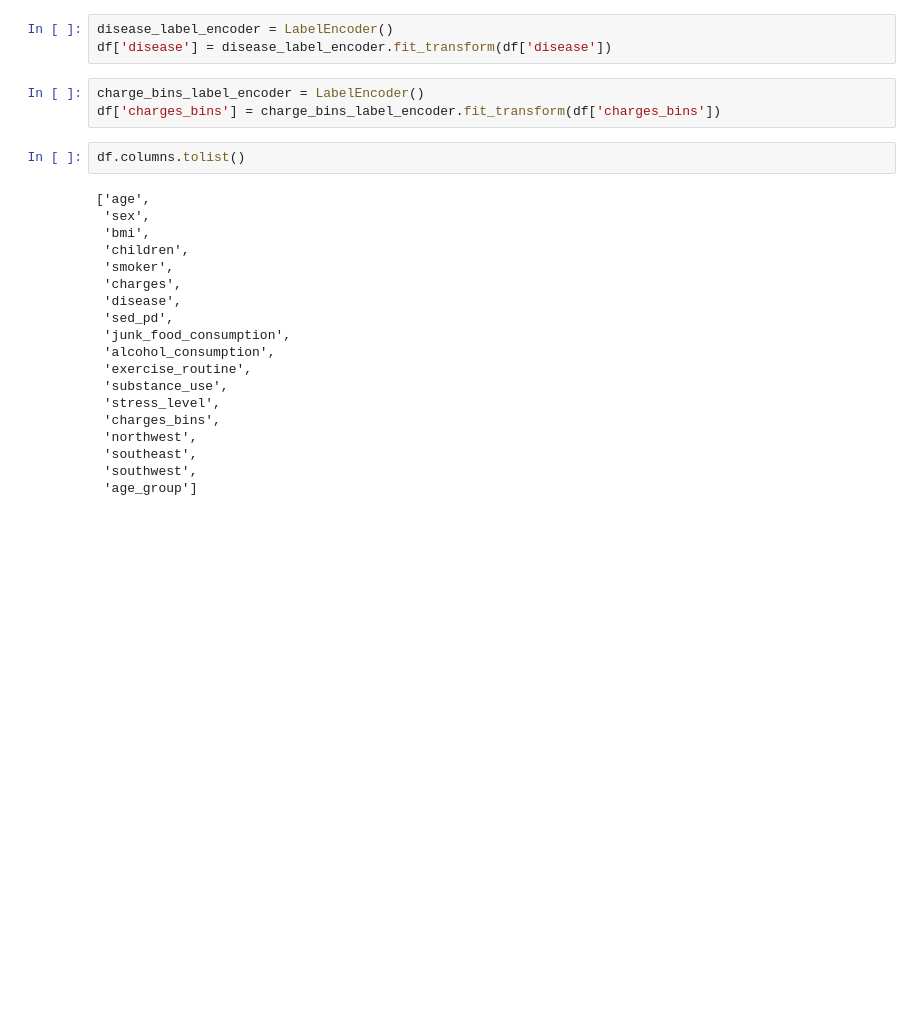
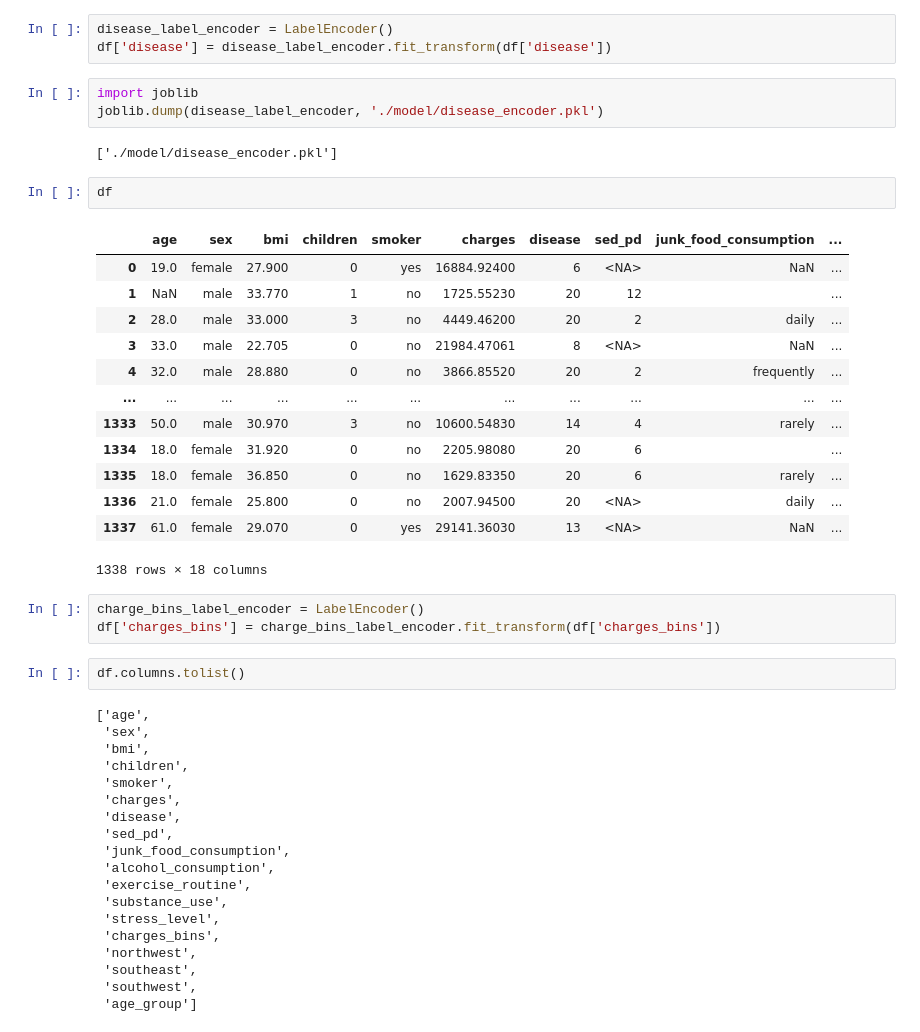
Before and after one commit to thassung/Medical_prediction, a Jupyter notebook: code/medical insurance.ipynb, the cells around one changed output. Drawn from its saved outputs; the diff is of its cells as text; blank space fills up the shorter version.

```diff
--- a/code/medical insurance.ipynb
+++ b/code/medical insurance.ipynb
@@ -657,6 +687,27 @@ df.sample(5)
 # %%
 disease_label_encoder = LabelEncoder()
 df['disease'] = disease_label_encoder.fit_transform(df['disease'])
+# %%
+import joblib
+joblib.dump(disease_label_encoder, './model/disease_encoder.pkl')
+# %% [output]
+['./model/disease_encoder.pkl']
+# %%
+df
+# %% [output]
+|  | age | sex | bmi | children | smoker | charges | disease | sed_pd | junk_food_consumption | ... |
+| 0 | 19.0 | female | 27.900 | 0 | yes | 16884.92400 | 6 | <NA> | NaN | ... |
+| 1 | NaN | male | 33.770 | 1 | no | 1725.55230 | 20 | 12 |  | ... |
+| 2 | 28.0 | male | 33.000 | 3 | no | 4449.46200 | 20 | 2 | daily | ... |
+| 3 | 33.0 | male | 22.705 | 0 | no | 21984.47061 | 8 | <NA> | NaN | ... |
+| 4 | 32.0 | male | 28.880 | 0 | no | 3866.85520 | 20 | 2 | frequently | ... |
+| ... | ... | ... | ... | ... | ... | ... | ... | ... | ... | ... |
+| 1333 | 50.0 | male | 30.970 | 3 | no | 10600.54830 | 14 | 4 | rarely | ... |
+| 1334 | 18.0 | female | 31.920 | 0 | no | 2205.98080 | 20 | 6 |  | ... |
+| 1335 | 18.0 | female | 36.850 | 0 | no | 1629.83350 | 20 | 6 | rarely | ... |
+| 1336 | 21.0 | female | 25.800 | 0 | no | 2007.94500 | 20 | <NA> | daily | ... |
+| 1337 | 61.0 | female | 29.070 | 0 | yes | 29141.36030 | 13 | <NA> | NaN | ... |
+1338 rows × 18 columns
 # %%
 charge_bins_label_encoder = LabelEncoder()
 df['charges_bins'] = charge_bins_label_encoder.fit_transform(df['charges_bins'])
```
Also changed, not shown: parts of 5 cells of this notebook, 2 other files.
